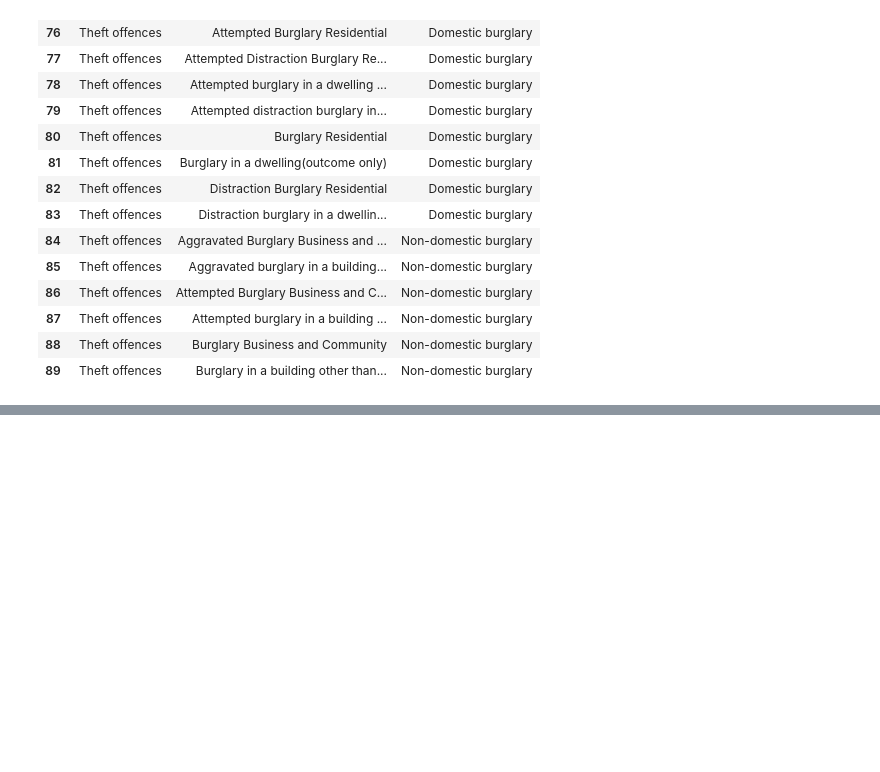
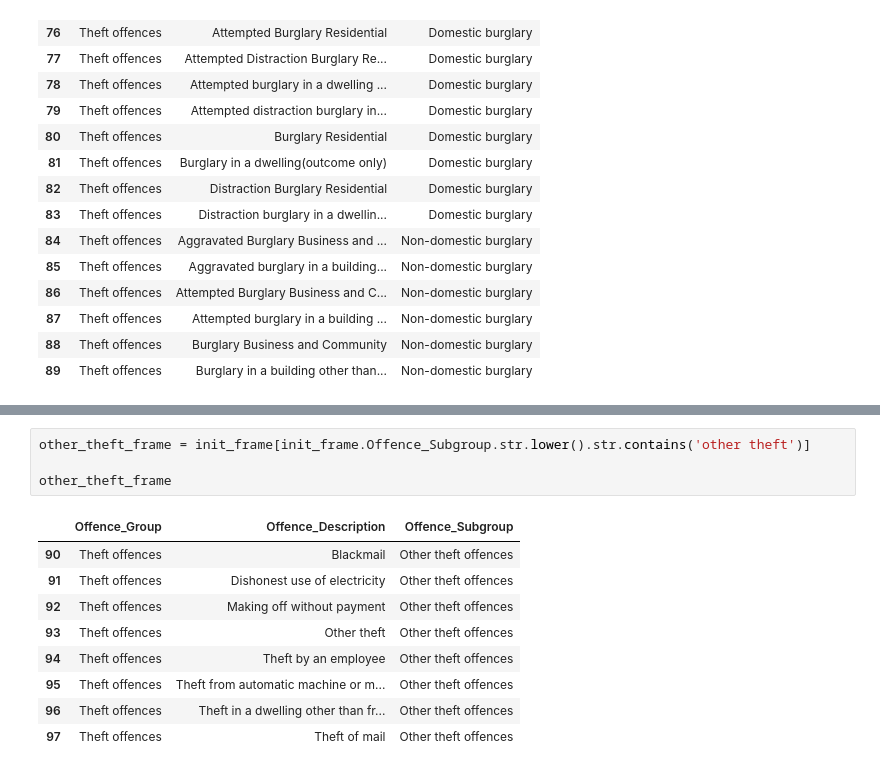
Before and after one commit to Sparrow0hawk/crime_sim_toolkit, a Jupyter notebook: data_manipulation/MappingCrimeCat2CrimeDes.ipynb, the cells around one changed output, grey strips where cells are left out. Drawn from its saved outputs; the diff is of its cells as text; blank space fills up the shorter version.

```diff
--- a/data_manipulation/MappingCrimeCat2CrimeDes.ipynb
+++ b/data_manipulation/MappingCrimeCat2CrimeDes.ipynb
@@ -266,0 +304,14 @@ burg_subframe[burg_subframe.Offence_Description.str.lower().str.contains('burgla
+# %%
+other_theft_frame = init_frame[init_frame.Offence_Subgroup.str.lower().str.contains('other theft')]
+
+other_theft_frame
+# %% [output]
+|  | Offence_Group | Offence_Description | Offence_Subgroup |
+| 90 | Theft offences | Blackmail | Other theft offences |
+| 91 | Theft offences | Dishonest use of electricity | Other theft offences |
+| 92 | Theft offences | Making off without payment | Other theft offences |
+| 93 | Theft offences | Other theft | Other theft offences |
+| 94 | Theft offences | Theft by an employee | Other theft offences |
+| 95 | Theft offences | Theft from automatic machine or m... | Other theft offences |
+| 96 | Theft offences | Theft in a dwelling other than fr... | Other theft offences |
+| 97 | Theft offences | Theft of mail | Other theft offences |
```
Also changed, not shown: parts of 25 cells of this notebook, 7 other files.
